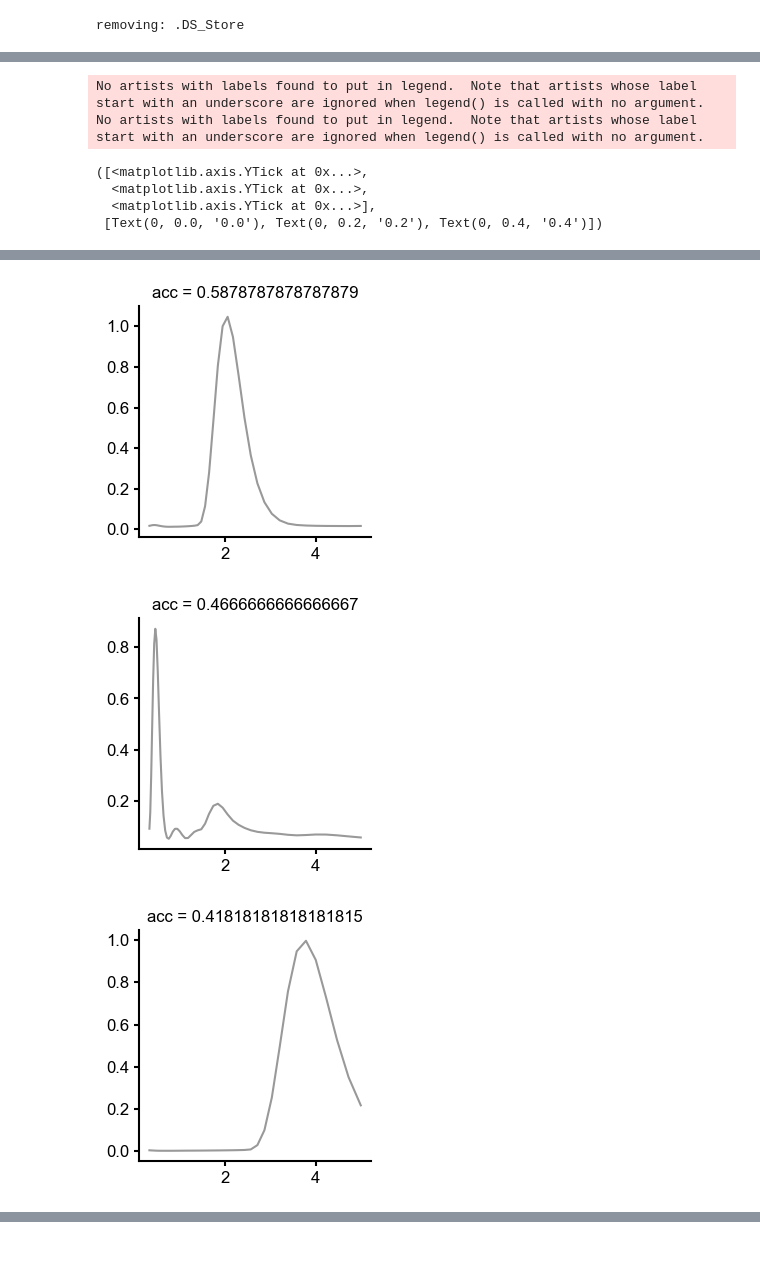
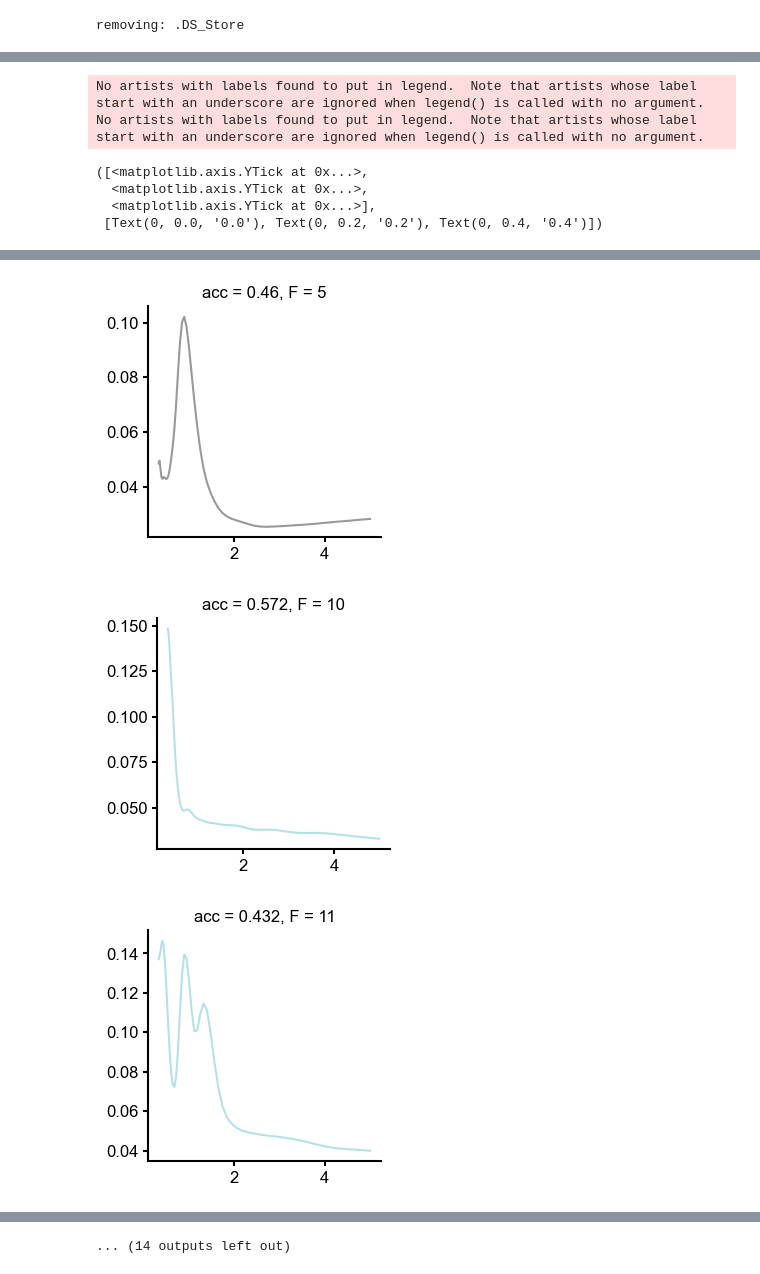
Before and after one commit to mackelab/sequence-memory, a Jupyter notebook: rnn_model/generate_figures/fig_S2_b_rand_delay.ipynb, the cells around one changed output, grey strips where cells are left out. Drawn from its saved outputs; the diff is of its cells as text; code cells hidden in the pictures.

Commit message:
Plot demonstrating Freq ISI effect

```diff
--- a/rnn_model/generate_figures/fig_S2_b_rand_delay.ipynb
+++ b/rnn_model/generate_figures/fig_S2_b_rand_delay.ipynb
@@ -15,7 +15,7 @@ from analysis.summary_parallel import Summary
 # %%
 base_dir = ""
 task_dir = "datasweep_suppb_r2.pkl"
-task_dir = "datasweep_mainrd_1.pkl"
+#task_dir = "datasweep_mainrd_1.pkl"
 
 summary_settings = {
     "upsample" : 1, # Increase temporal resolution
@@ -89,7 +69,7 @@ t1 = 300
 t2 = 900
 for i in range(n_models):
     plt.figure(figsize = (3,3))
-    plt.title("acc = " + str(data_list[i]['val_acc']))
+    plt.title("acc = " + str(data_list[i]['val_acc']) + ", F = " + str(data_list[i]['loss_f']))
     if np.sum(data_list[i]['w_rec'][1]) <150:
         plt.plot(summary_settings['freqs_l'],np.mean(data_list[i]['post_spectrum'][:,t1:t2],axis=1),
                  color = color1,alpha=alpha, ls = ls1,label='Dale' if legend1 else '',zorder =zorder1)
@@ -121,3 +101,3 @@ No artists with labels found to put in legend.  Note that artists whose label st
-[figure, old version]
+[figure, new version]
-[figure, old version]
+[figure, new version]
-[figure, old version]
+[figure, new version]
@@ -128,3 +110,4 @@ No artists with labels found to put in legend.  Note that artists whose label st
+... (14 outputs left out)
 # %%
 powers_b = []
 for i in range(n_models):
```
Also changed, not shown: parts of 7 cells of this notebook, 7 other files.
